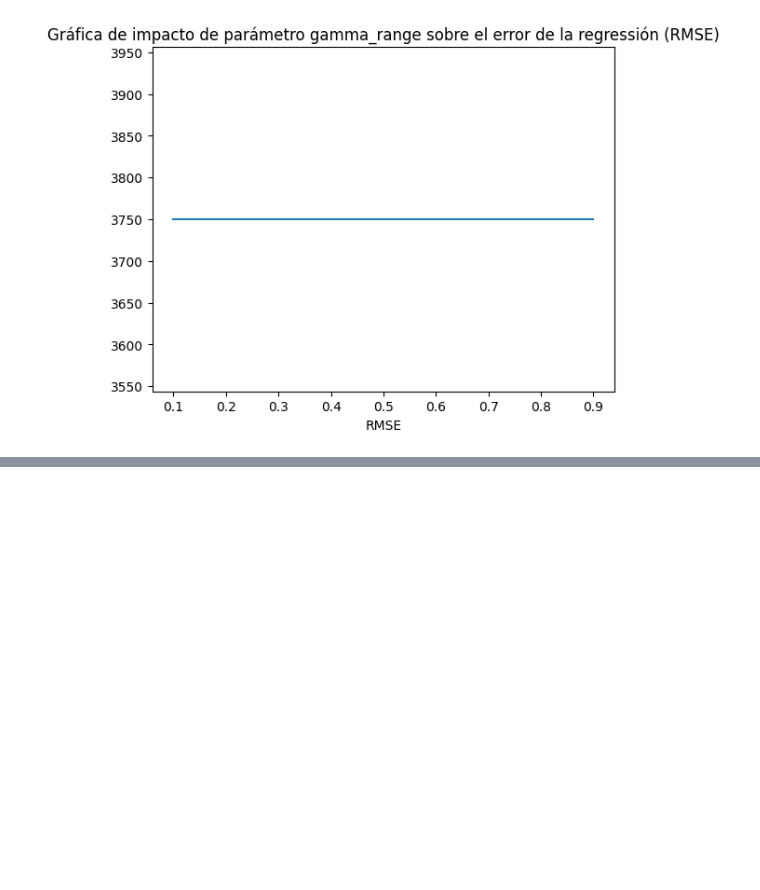
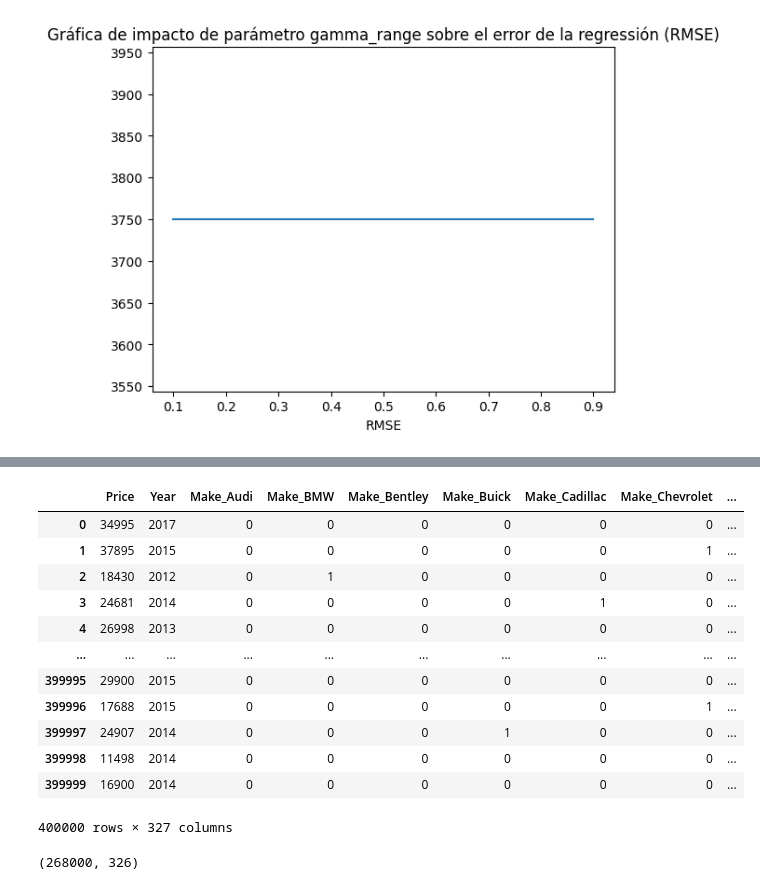
Before and after one commit to Raegar-dot/MIAD_NLP_2024, a Jupyter notebook: Semana 3/S3P1_proyecto1.ipynb, the cells around one changed output, grey strips where cells are left out. Drawn from its saved outputs; the diff is of its cells as text; code cells hidden in the pictures; blank space fills up the shorter version.

```diff
--- a/Semana 3/S3P1_proyecto1.ipynb
+++ b/Semana 3/S3P1_proyecto1.ipynb
@@ -638,0 +679,48 @@ Text(0.5, 0, 'RMSE')
+# %%
+# Estandarizar la variable Mileage en los sets de entrenamiento y testeo
+
+from sklearn.preprocessing import StandardScaler
+
+# Inicializar el StandardScaler
+scaler = StandardScaler(with_mean = True)
+
+# Escalonar los valores de la variable Mileage en los sets de entrenamiento y testeo
+mileage_scaler_train = scaler.fit_transform(df_train[['Mileage']])
+mileage_scaler_test = scaler.transform(df_test[['Mileage']])
+
+# Ajustar el vector escalonado a columna de pandas
+mileage_train = pd.DataFrame(mileage_scaler_train).rename(columns = {0:'Mileage'})
+mileage_test = pd.DataFrame(mileage_scaler_test).rename(columns = {0:'Mileage'})
+
+# Reemplazar la columna Mileage por la Mileage escalonada
+
+df_train = pd.concat([df_train.drop(columns='Mileage'), mileage_train], axis = 1)
+df_test = pd.concat([df_test.drop(columns='Mileage'), mileage_test], axis = 1)
+
+df_train
+# %% [output]
+|  | Price | Year | Make_Audi | Make_BMW | Make_Bentley | Make_Buick | Make_Cadillac | Make_Chevrolet | ... |
+| 0 | 34995 | 2017 | 0 | 0 | 0 | 0 | 0 | 0 | ... |
+| 1 | 37895 | 2015 | 0 | 0 | 0 | 0 | 0 | 1 | ... |
+| 2 | 18430 | 2012 | 0 | 1 | 0 | 0 | 0 | 0 | ... |
+| 3 | 24681 | 2014 | 0 | 0 | 0 | 0 | 1 | 0 | ... |
+| 4 | 26998 | 2013 | 0 | 0 | 0 | 0 | 0 | 0 | ... |
+| ... | ... | ... | ... | ... | ... | ... | ... | ... | ... |
+| 399995 | 29900 | 2015 | 0 | 0 | 0 | 0 | 0 | 0 | ... |
+| 399996 | 17688 | 2015 | 0 | 0 | 0 | 0 | 0 | 1 | ... |
+| 399997 | 24907 | 2014 | 0 | 0 | 0 | 1 | 0 | 0 | ... |
+| 399998 | 11498 | 2014 | 0 | 0 | 0 | 0 | 0 | 0 | ... |
+| 399999 | 16900 | 2014 | 0 | 0 | 0 | 0 | 0 | 0 | ... |
+400000 rows × 327 columns
+# %%
+# Partir la base de Training en training y test
+
+# df_train.dropna(inplace = True)
+X1 = df_train.drop(columns = 'Price')
+y1 = df_train['Price']
+
+from sklearn.model_selection import train_test_split
+X_train1, X_test1, y_train1, y_test1 = train_test_split(X1, y1, test_size=0.33, random_state=42)
+X_train1.shape
+# %% [output]
+(268000, 326)
```
Also changed, not shown: parts of 23 cells of this notebook.
